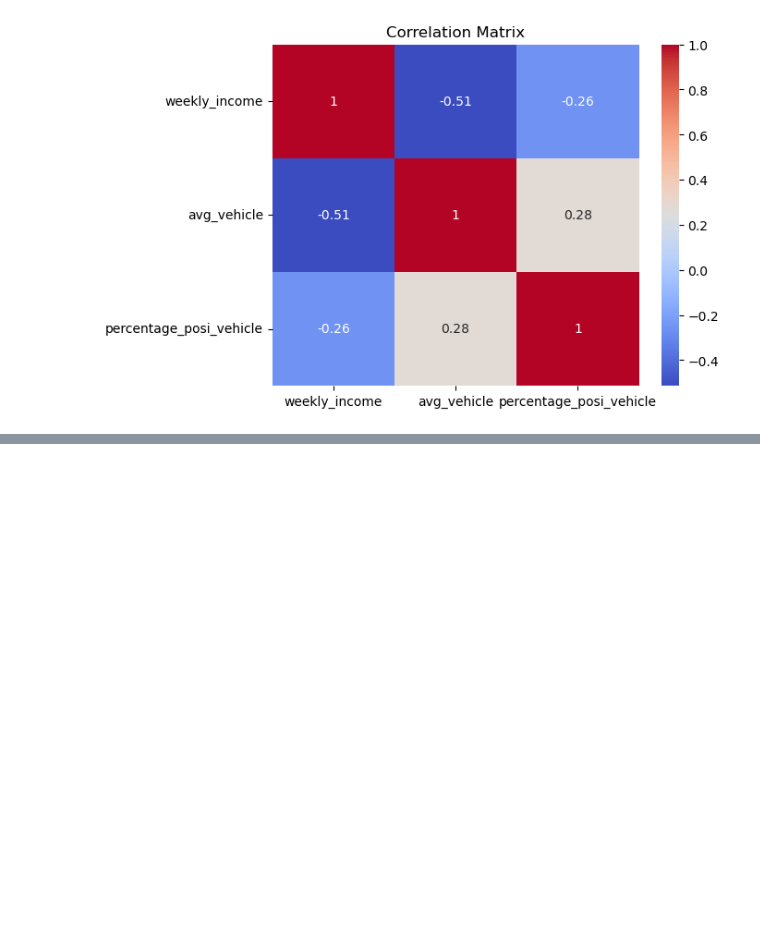
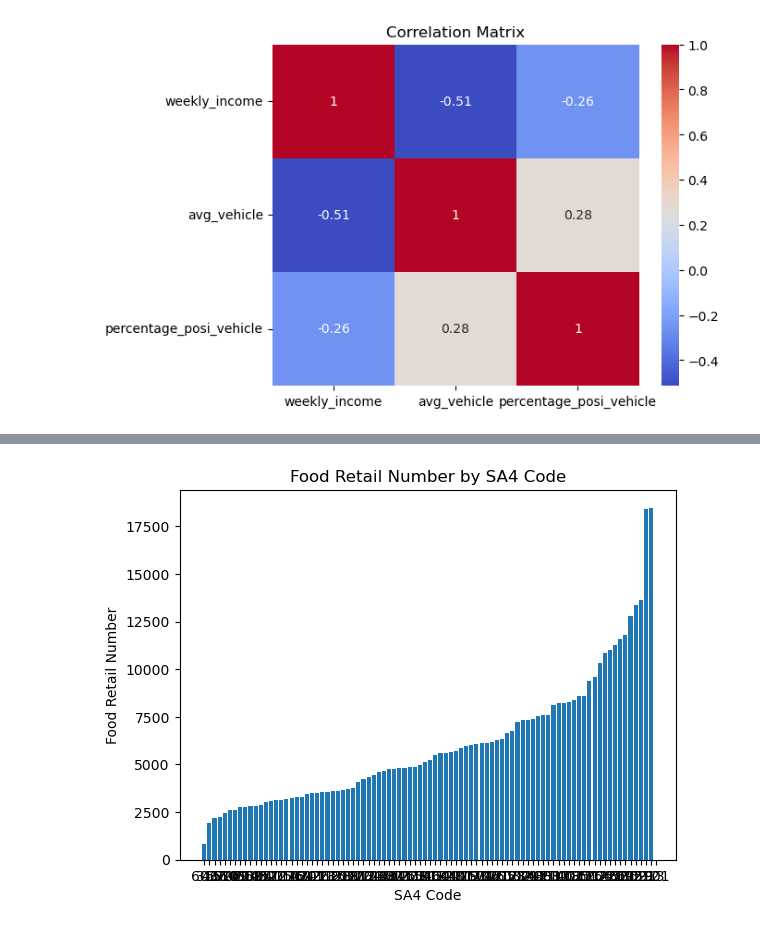
Before and after one commit to terrance2630/CCC_A2, a Jupyter notebook: processed_data_analysis/test.ipynb, the cells around one changed output, grey strips where cells are left out. Cells and saved outputs as stored; diff of their text form; code cells hidden in the pictures; blank space fills up the shorter version.

```diff
--- a/processed_data_analysis/test.ipynb
+++ b/processed_data_analysis/test.ipynb
@@ -201,0 +260,12 @@ plt.show()
+# %%
+# Sort the DataFrame by 'food_retail_num'
+food_retail_sorted_df = food_df.sort_values('food_retail_num')
+
+# Create a bar plot
+plt.bar(food_retail_sorted_df['SA4_code'], food_retail_sorted_df['food_retail_num'])
+plt.xlabel('SA4 Code')
+plt.ylabel('Food Retail Number')
+plt.title('Food Retail Number by SA4 Code')
+plt.show()
+# %% [output]
+[figure, added]
```
Also changed, not shown: parts of 12 cells of this notebook, 13 other files.
